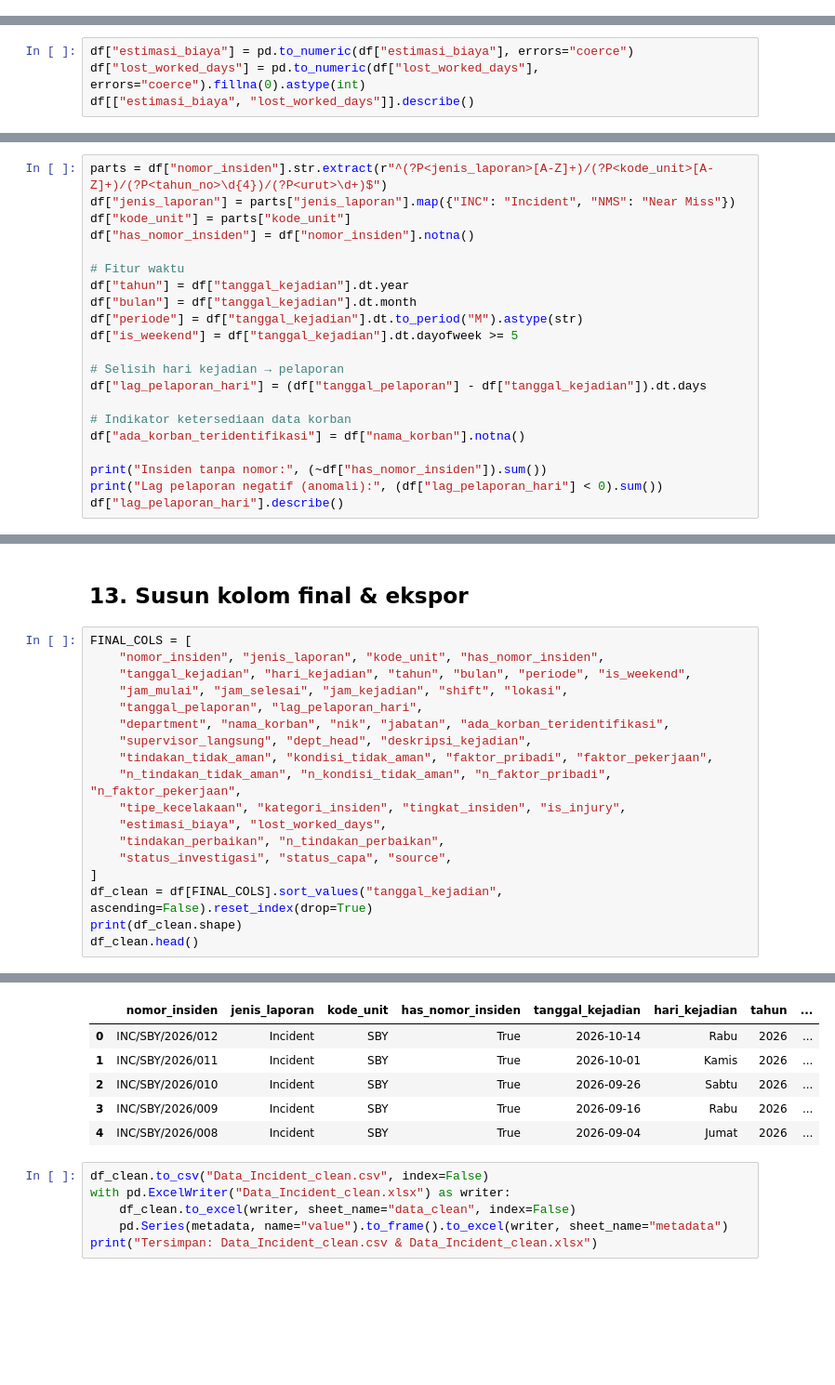
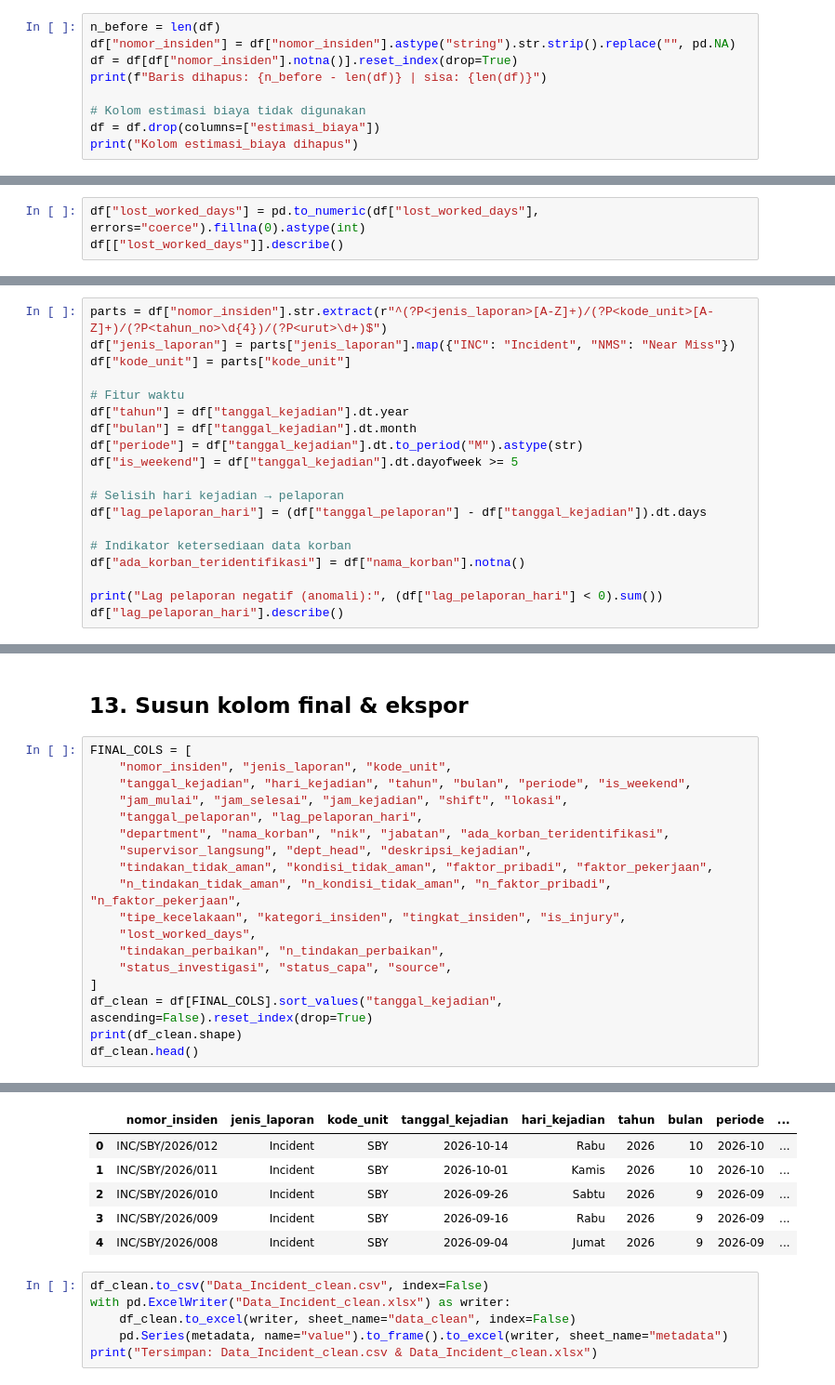
Before and after one commit to EndikaFitra/analisa_data_insiden, a Jupyter notebook: preprocessing_data_incident.ipynb, the cells around one changed output, grey strips where cells are left out. Shown at 93% size. Saved outputs shown, nothing was run; the diff lists cells and outputs as text; blank space fills up the shorter version.

```diff
--- a/preprocessing_data_incident.ipynb
+++ b/preprocessing_data_incident.ipynb
@@ -171,0 +177,9 @@ df.columns.tolist()
+# %%
+n_before = len(df)
+df["nomor_insiden"] = df["nomor_insiden"].astype("string").str.strip().replace("", pd.NA)
+df = df[df["nomor_insiden"].notna()].reset_index(drop=True)
+print(f"Baris dihapus: {n_before - len(df)} | sisa: {len(df)}")
+
+# Kolom estimasi biaya tidak digunakan
+df = df.drop(columns=["estimasi_biaya"])
+print("Kolom estimasi_biaya dihapus")
@@ -410,7 +424,6 @@ df.groupby(["tipe_kecelakaan", "kategori_insiden", "tingkat_insiden"], dropna=Fa
 # %% [markdown]
 ## 9. Konversi kolom numerik
 # %%
-df["estimasi_biaya"] = pd.to_numeric(df["estimasi_biaya"], errors="coerce")
 df["lost_worked_days"] = pd.to_numeric(df["lost_worked_days"], errors="coerce").fillna(0).astype(int)
-df[["estimasi_biaya", "lost_worked_days"]].describe()
+df[["lost_worked_days"]].describe()
 # %% [output]
@@ -429,7 +442,6 @@ df[["estimasi_biaya", "lost_worked_days"]].describe()
 parts = df["nomor_insiden"].str.extract(r"^(?P<jenis_laporan>[A-Z]+)/(?P<kode_unit>[A-Z]+)/(?P<tahun_no>\d{4})/(?P<urut>\d+)$")
 df["jenis_laporan"] = parts["jenis_laporan"].map({"INC": "Incident", "NMS": "Near Miss"})
 df["kode_unit"] = parts["kode_unit"]
-df["has_nomor_insiden"] = df["nomor_insiden"].notna()
 
 # Fitur waktu
 df["tahun"] = df["tanggal_kejadian"].dt.year
@@ -443,7 +455,6 @@ df["lag_pelaporan_hari"] = (df["tanggal_pelaporan"] - df["tanggal_kejadian"]).dt
 # Indikator ketersediaan data korban
 df["ada_korban_teridentifikasi"] = df["nama_korban"].notna()
 
-print("Insiden tanpa nomor:", (~df["has_nomor_insiden"]).sum())
 print("Lag pelaporan negatif (anomali):", (df["lag_pelaporan_hari"] < 0).sum())
 df["lag_pelaporan_hari"].describe()
 # %% [output]
@@ -563,7 +568,7 @@ plt.show()
 ## 13. Susun kolom final & ekspor
 # %%
 FINAL_COLS = [
-    "nomor_insiden", "jenis_laporan", "kode_unit", "has_nomor_insiden",
+    "nomor_insiden", "jenis_laporan", "kode_unit",
     "tanggal_kejadian", "hari_kejadian", "tahun", "bulan", "periode", "is_weekend",
     "jam_mulai", "jam_selesai", "jam_kejadian", "shift", "lokasi",
     "tanggal_pelaporan", "lag_pelaporan_hari",
@@ -572,7 +577,7 @@ FINAL_COLS = [
     "tindakan_tidak_aman", "kondisi_tidak_aman", "faktor_pribadi", "faktor_pekerjaan",
     "n_tindakan_tidak_aman", "n_kondisi_tidak_aman", "n_faktor_pribadi", "n_faktor_pekerjaan",
     "tipe_kecelakaan", "kategori_insiden", "tingkat_insiden", "is_injury",
-    "estimasi_biaya", "lost_worked_days",
+    "lost_worked_days",
     "tindakan_perbaikan", "n_tindakan_perbaikan",
     "status_investigasi", "status_capa", "source",
 ]
@@ -584,9 +589,9 @@ df_clean.head()
-|  | nomor_insiden | jenis_laporan | kode_unit | has_nomor_insiden | tanggal_kejadian | hari_kejadian | tahun | ... |
-| 0 | INC/SBY/2026/012 | Incident | SBY | True | 2026-10-14 | Rabu | 2026 | ... |
-| 1 | INC/SBY/2026/011 | Incident | SBY | True | 2026-10-01 | Kamis | 2026 | ... |
-| 2 | INC/SBY/2026/010 | Incident | SBY | True | 2026-09-26 | Sabtu | 2026 | ... |
-| 3 | INC/SBY/2026/009 | Incident | SBY | True | 2026-09-16 | Rabu | 2026 | ... |
-| 4 | INC/SBY/2026/008 | Incident | SBY | True | 2026-09-04 | Jumat | 2026 | ... |
+|  | nomor_insiden | jenis_laporan | kode_unit | tanggal_kejadian | hari_kejadian | tahun | bulan | periode | ... |
+| 0 | INC/SBY/2026/012 | Incident | SBY | 2026-10-14 | Rabu | 2026 | 10 | 2026-10 | ... |
+| 1 | INC/SBY/2026/011 | Incident | SBY | 2026-10-01 | Kamis | 2026 | 10 | 2026-10 | ... |
+| 2 | INC/SBY/2026/010 | Incident | SBY | 2026-09-26 | Sabtu | 2026 | 9 | 2026-09 | ... |
+| 3 | INC/SBY/2026/009 | Incident | SBY | 2026-09-16 | Rabu | 2026 | 9 | 2026-09 | ... |
+| 4 | INC/SBY/2026/008 | Incident | SBY | 2026-09-04 | Jumat | 2026 | 9 | 2026-09 | ... |
 # %%
 df_clean.to_csv("Data_Incident_clean.csv", index=False)
 with pd.ExcelWriter("Data_Incident_clean.xlsx") as writer:
```
Also changed, not shown: parts of 14 cells of this notebook, 6 other files.
